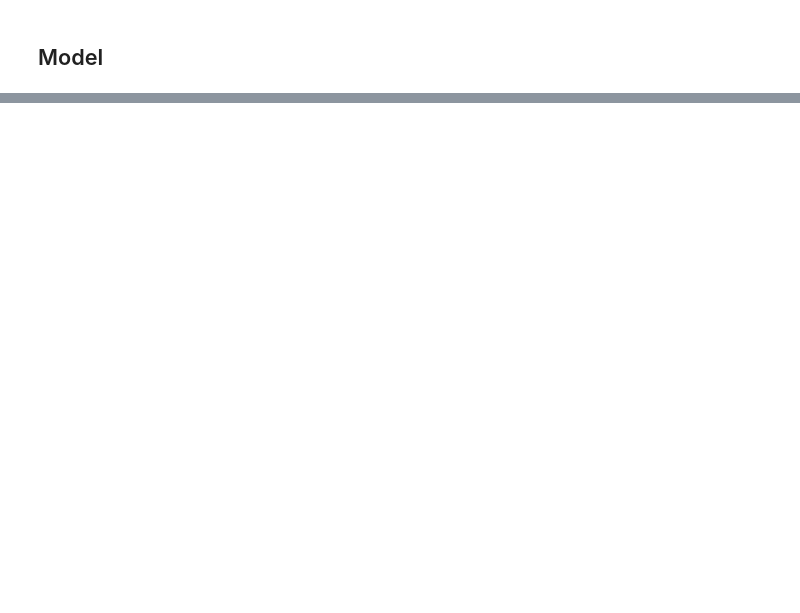
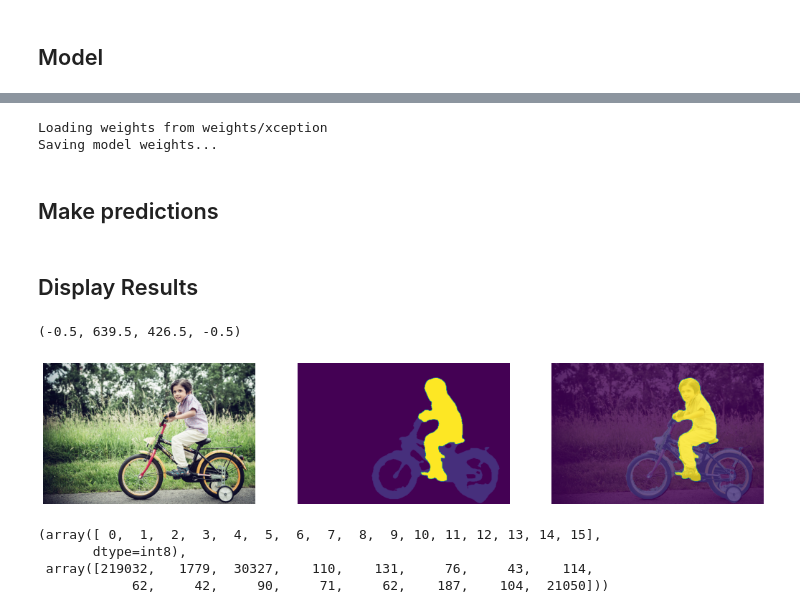
Before and after one commit to diwakar-vsingh/DeepLabV3-TensorFlow2.x, a Jupyter notebook: deeplabv3+.ipynb, the cells around one changed output, grey strips where cells are left out. Drawn from its saved outputs; the diff is of its cells as text; code cells hidden in the pictures; blank space fills up the shorter version.

```diff
--- a/deeplabv3+.ipynb
+++ b/deeplabv3+.ipynb
@@ -266,0 +366,31 @@ ________________________________________________________________________________
+# %%
+MODEL_DIR = 'models'
+backbone = 'xception'
+# model = Deeplabv3(input_shape=(512, 512, 3), classes=21, backbone=backbone, weights=None)
+
+WEIGHTS_DIR = 'weights/' + backbone
+print('Loading weights from', WEIGHTS_DIR)
+
+for layers in model.layers:
+  if layers.weights:
+    for layer in layers.layers:
+      weights = []
+      for w in layer.weights:
+        weight_name = os.path.basename(w.name).replace(':0', '')
+        weight_file = layer.name + '_' + weight_name + '.npy'
+        weight_arr = np.load(os.path.join(WEIGHTS_DIR, weight_file))
+        weights.append(weight_arr)
+      layer.set_weights(weights)
+
+print('Saving model weights...')
+OUTPUT_WEIGHT_FILENAME = 'deeplabv3plus_' + backbone + '.h5'
+
+if not os.path.exists(MODEL_DIR):
+  os.makedirs(MODEL_DIR)
+
+model.save_weights(os.path.join(MODEL_DIR, OUTPUT_WEIGHT_FILENAME))
+# %% [output]
+Loading weights from weights/xception
+Saving model weights...
+# %% [markdown]
+## Make predictions
@@ -266,0 +438,19 @@ ________________________________________________________________________________
+# %% [markdown]
+## Display Results
+# %%
+plt.figure(figsize=(18, 12))
+plt.subplot(1, 3, 1)
+plt.imshow(input_img)
+plt.axis("Off")
+
+plt.subplot(1, 3, 2)
+plt.imshow(labels)
+plt.axis("Off")
+
+plt.subplot(1, 3, 3)
+plt.imshow(input_img)
+plt.imshow(labels, alpha=0.8)
+plt.axis("Off")
+# %% [output]
+(-0.5, 639.5, 426.5, -0.5)
+[figure, added]
@@ -266,0 +587,7 @@ ________________________________________________________________________________
+# %%
+np.unique(labels, return_counts=True)
+# %% [output]
+(array([ 0,  1,  2,  3,  4,  5,  6,  7,  8,  9, 10, 11, 12, 13, 14, 15],
+       dtype=int8),
+ array([219032,   1779,  30327,    110,    131,     76,     43,    114,
+            62,     42,     90,     71,     62,    187,    104,  21050]))
```
Also changed, not shown: parts of 23 cells of this notebook.
